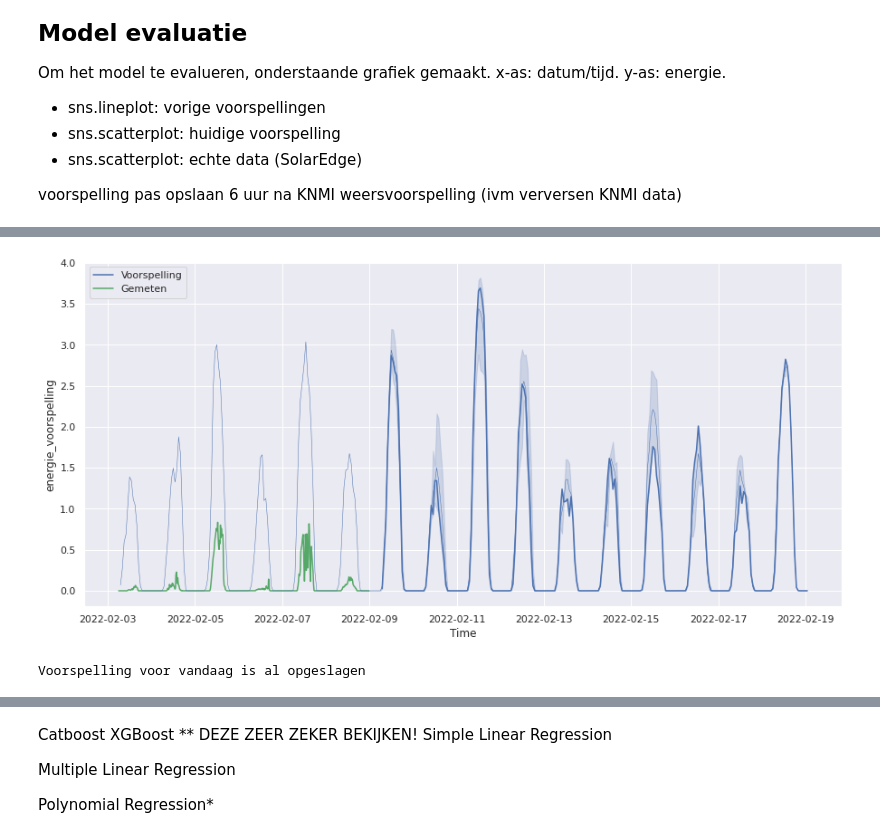
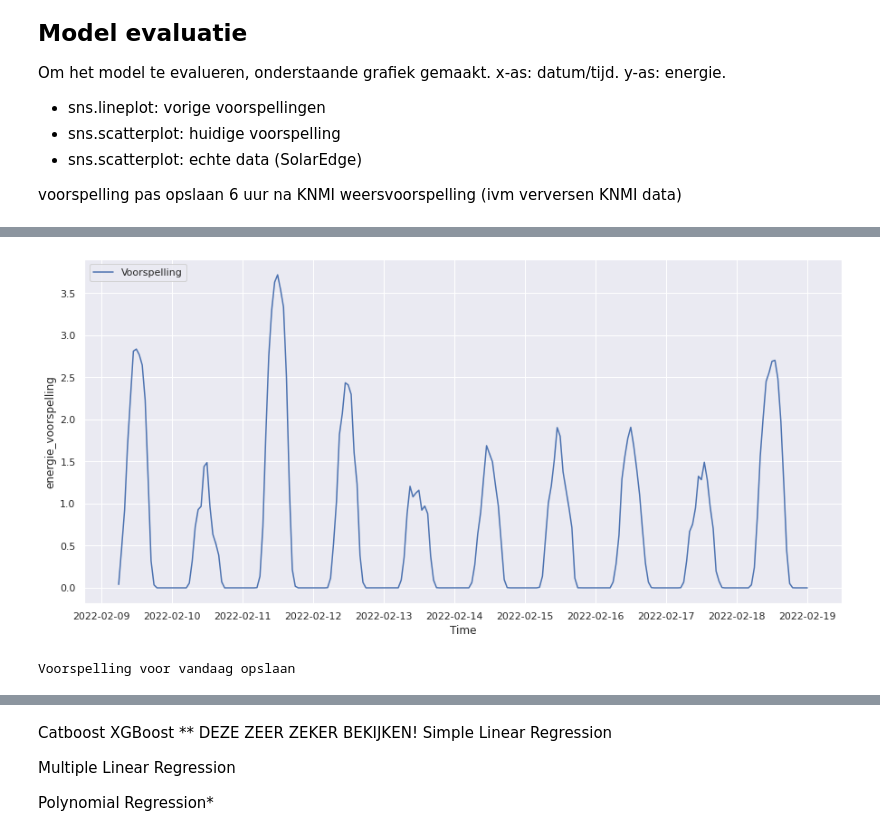
Before and after one commit to bosgnoom/data-engineer-eindopdracht, a Jupyter notebook: data_analyse.ipynb, the cells around one changed output, grey strips where cells are left out. Cells and saved outputs as stored; diff of their text form; code cells hidden in the pictures.

Commit message:
Also model evaluation into database.db

```diff
--- a/data_analyse.ipynb
+++ b/data_analyse.ipynb
@@ -29,8 +29,8 @@ import pandas as pd
 import seaborn as sns
 
 # Database inlezen
-conn = sqlite3.connect("dataset.db")
-data = pd.read_sql('SELECT * FROM history', conn)
+conn = sqlite3.connect("database.db")
+data = pd.read_sql('SELECT * FROM dataset', conn)
 conn.close()
 
 # Voor de zekerheid NaN weglaten (mochten ze er zijn)
@@ -220,8 +220,8 @@ Om te bepalen hoe lang de batterij mee gaat, wordt het principe `in - uit + prod
 import pysolar
 
 # Database inlezen
-conn = sqlite3.connect("voorspelling.db")
-voorspelling = pd.read_sql('SELECT * FROM voorspelling', conn)
+conn = sqlite3.connect("database.db")
+voorspelling = pd.read_sql('SELECT * FROM knmi_forecast', conn)
 conn.close()
 
 # Tijd omzetten naar DateTime
@@ -329,13 +329,14 @@ voorspelling pas opslaan 6 uur na KNMI weersvoorspelling (ivm verversen KNMI dat
 # Model evaluatie tekenen vanaf eerste run,
 # Dit is de eerste datum in "evaluation" of anders
 # de eerste datum van "voorspelling"
-conn_eval = sqlite3.connect("evaluatie.db")
+conn = sqlite3.connect("database.db")
+cursor = conn.cursor()
 
 # Datum opvragen in try...             except...
 #                   (tabel bestaat)... (eerste run)...
 try:
-    sql = 'SELECT * FROM evaluation'
-    previous_runs = pd.read_sql(sql, conn_eval)
+    sql = 'SELECT * FROM knn_model_evaluation'
+    previous_runs = pd.read_sql(sql, conn)
     previous_runs["Time"] = pd.to_datetime(previous_runs["Time"])
     first_date = previous_runs["Time"].min()
     print("Ophalen evaluation OK")
@@ -349,10 +350,8 @@ print(f'Getting solaredge data from {first_date}')
 
 
 # 2. Data ophalen uit database solaredge
-conn_solaredge = sqlite3.connect("solaredge.db")
-sql = f'SELECT * FROM history WHERE DATETIME(tijdstip) >= DATETIME("{first_date}")'
-solaredge = pd.read_sql(sql, conn_solaredge)
-conn_solaredge.close()
+sql = f'SELECT * FROM solaredge_history WHERE DATETIME(tijdstip) >= DATETIME("{first_date}")'
+solaredge = pd.read_sql(sql, conn)
 
 # Tijd omzetten naar datetime
 solaredge["Time"] = pd.to_datetime(solaredge["tijdstip"])
@@ -376,27 +375,26 @@ plt.show()
 
 # 3. Huidige voorspelling opslaan (alleen voor vandaag)
 # Tabel aanmaken indien nog niet aanwezig
-sql = """CREATE TABLE IF NOT EXISTS evaluation_days (
+sql = """CREATE TABLE IF NOT EXISTS knn_evaluation_days (
             datum DATETIME PRIMARY KEY NOT NULL );
       """
-conn_eval.execute(sql)
+conn.execute(sql)
 
 # Datum van vandaag ophalen uit tabel
-cursor = conn_eval.cursor()
-sql = f"SELECT datum FROM evaluation_days WHERE datum = DATE('now')"
+sql = f"SELECT datum FROM knn_evaluation_days WHERE datum = DATE('now')"
 cursor.execute(sql)
 result = cursor.fetchall()
 
 if len(result) == 0:
     # Day not found, save voorspelling
     print("Voorspelling voor vandaag opslaan")
-    voorspelling.to_sql("evaluation", conn_eval, if_exists="append")
+    voorspelling.to_sql("knn_evaluation", conn, if_exists="append")
 
-    sql = f"INSERT INTO evaluation_days VALUES ( DATE('now') )"
+    sql = f"INSERT INTO knn_evaluation_days VALUES ( DATE('now') )"
     cursor.execute(sql)
 else:
     print("Voorspelling voor vandaag is al opgeslagen")
 
-conn_eval.commit()
-conn_eval.close()
+conn.commit()
+conn.close()
 # %% [output]
@@ -405,5 +403,5 @@ Getting solaredge data from 2022-02-03 06:00:00
-[figure, old version]
+[figure, new version]
-Voorspelling voor vandaag is al opgeslagen
+Voorspelling voor vandaag opslaan
 # %%
 ax = sns.lineplot(data=previous_runs, x="Time", y="temperatuur")
 plt.xticks(rotation=45)
```
Also changed, not shown: parts of 9 cells of this notebook, 2 other files.
